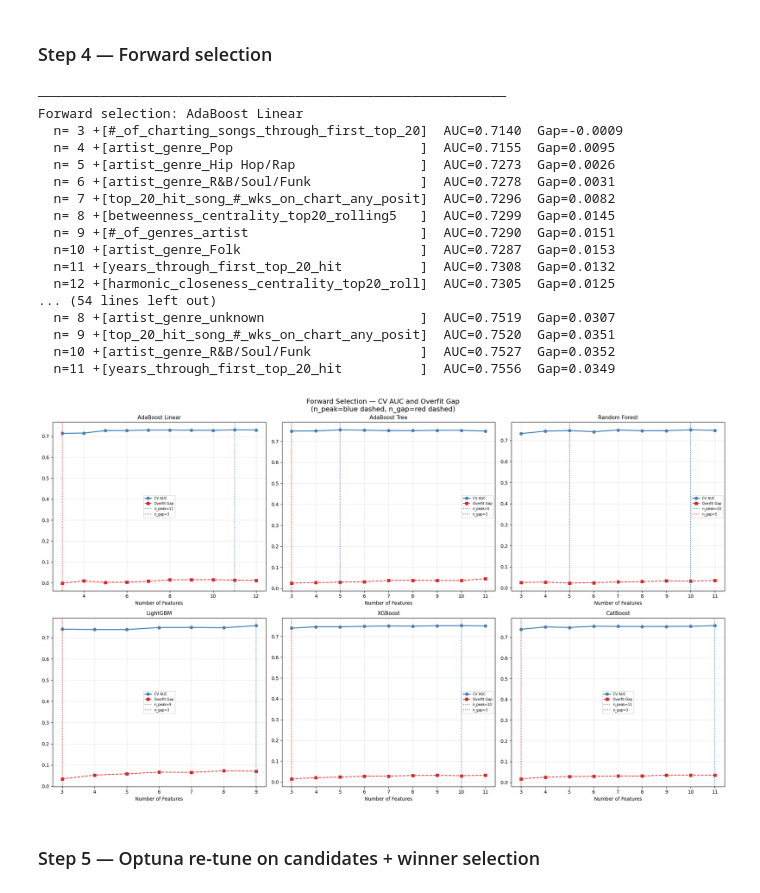
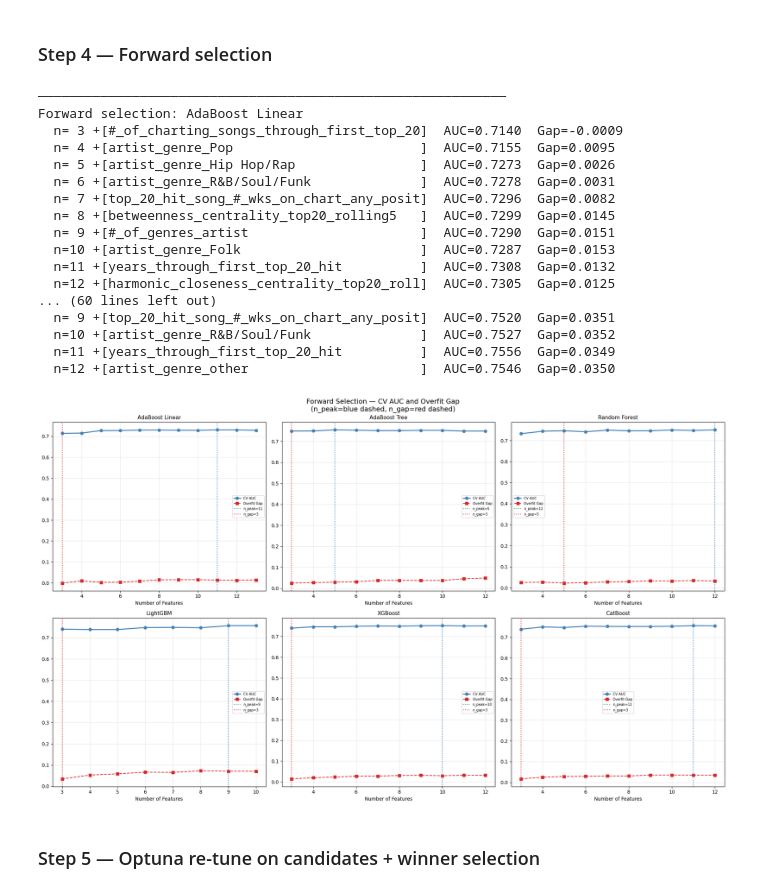
Before and after one commit to Erdos-Projects/spring-2026-hitmakers, a Jupyter notebook: ml_sandbox_21_pipeline_compare.ipynb, the cells around one changed output. Drawn from its saved outputs; the diff is of its cells as text; code cells hidden in the pictures.

```diff
--- a/ml_sandbox_21_pipeline_compare.ipynb
+++ b/ml_sandbox_21_pipeline_compare.ipynb
@@ -717,6 +717,13 @@ for name in MODEL_NAMES:
         f for f in perm_full_order.sort_values(ascending=False).index
         if f in X_tr.columns
     ]
+    # artist_genre_other is created in Step 3 (consolidation) so it has no
+    # Step 2 importance score and would be silently excluded from feature_order.
+    # Append it at the end so forward selection can evaluate it last.
+    other_col = 'artist_genre_other'
+    if other_col in X_tr.columns and other_col not in feature_order:
+        feature_order.append(other_col)
+
     PIPE[name]['feature_order'] = feature_order
 
     sel_results = []
@@ -757,36 +764,36 @@ for name in MODEL_NAMES:
 
 fig, axes = plt.subplots(2, 3, figsize=(20, 12))
 for ax, name in zip(axes.flat, MODEL_NAMES):
     df_s   = PIPE[name]['forward_sel']
     n_peak = df_s['CV AUC'].idxmax()
     n_gap  = df_s['Overfit Gap'].idxmin()
     ax.plot(df_s.index, df_s['CV AUC'],      'o-', color='steelblue', lw=2, label='CV AUC')
     ax.plot(df_s.index, df_s['Overfit Gap'], 's--', color='#d62728',  lw=1.5, label='Overfit Gap')
     ax.axvline(n_peak, color='steelblue', linestyle=':', lw=1.5, label=f'n_peak={n_peak}')
     ax.axvline(n_gap,  color='#d62728',   linestyle=':', lw=1.5, label=f'n_gap={n_gap}')
     ax.set_title(name, fontsize=11); ax.set_xlabel('Number of Features')
     ax.legend(fontsize=7); ax.grid(True, alpha=0.3)
 plt.suptitle('Forward Selection — CV AUC and Overfit Gap\n(n_peak=blue dashed, n_gap=red dashed)', fontsize=14)
 plt.tight_layout(); plt.show()
 # %% [output]
 ────────────────────────────────────────────────────────────
 Forward selection: AdaBoost Linear
   n= 3 +[#_of_charting_songs_through_first_top_20]  AUC=0.7140  Gap=-0.0009
   n= 4 +[artist_genre_Pop                        ]  AUC=0.7155  Gap=0.0095
   n= 5 +[artist_genre_Hip Hop/Rap                ]  AUC=0.7273  Gap=0.0026
   n= 6 +[artist_genre_R&B/Soul/Funk              ]  AUC=0.7278  Gap=0.0031
   n= 7 +[top_20_hit_song_#_wks_on_chart_any_posit]  AUC=0.7296  Gap=0.0082
   n= 8 +[betweenness_centrality_top20_rolling5   ]  AUC=0.7299  Gap=0.0145
   n= 9 +[#_of_genres_artist                      ]  AUC=0.7290  Gap=0.0151
   n=10 +[artist_genre_Folk                       ]  AUC=0.7287  Gap=0.0153
   n=11 +[years_through_first_top_20_hit          ]  AUC=0.7308  Gap=0.0132
   n=12 +[harmonic_closeness_centrality_top20_roll]  AUC=0.7305  Gap=0.0125
-... (54 lines left out)
-  n= 8 +[artist_genre_unknown                    ]  AUC=0.7519  Gap=0.0307
+... (60 lines left out)
   n= 9 +[top_20_hit_song_#_wks_on_chart_any_posit]  AUC=0.7520  Gap=0.0351
   n=10 +[artist_genre_R&B/Soul/Funk              ]  AUC=0.7527  Gap=0.0352
   n=11 +[years_through_first_top_20_hit          ]  AUC=0.7556  Gap=0.0349
+  n=12 +[artist_genre_other                      ]  AUC=0.7546  Gap=0.0350
-[figure, old version]
+[figure, new version]
 # %% [markdown]
 ### Step 5 — Optuna re-tune on candidates + winner selection
 # %%
```
Also changed, not shown: parts of 12 cells of this notebook, 3 other files.
